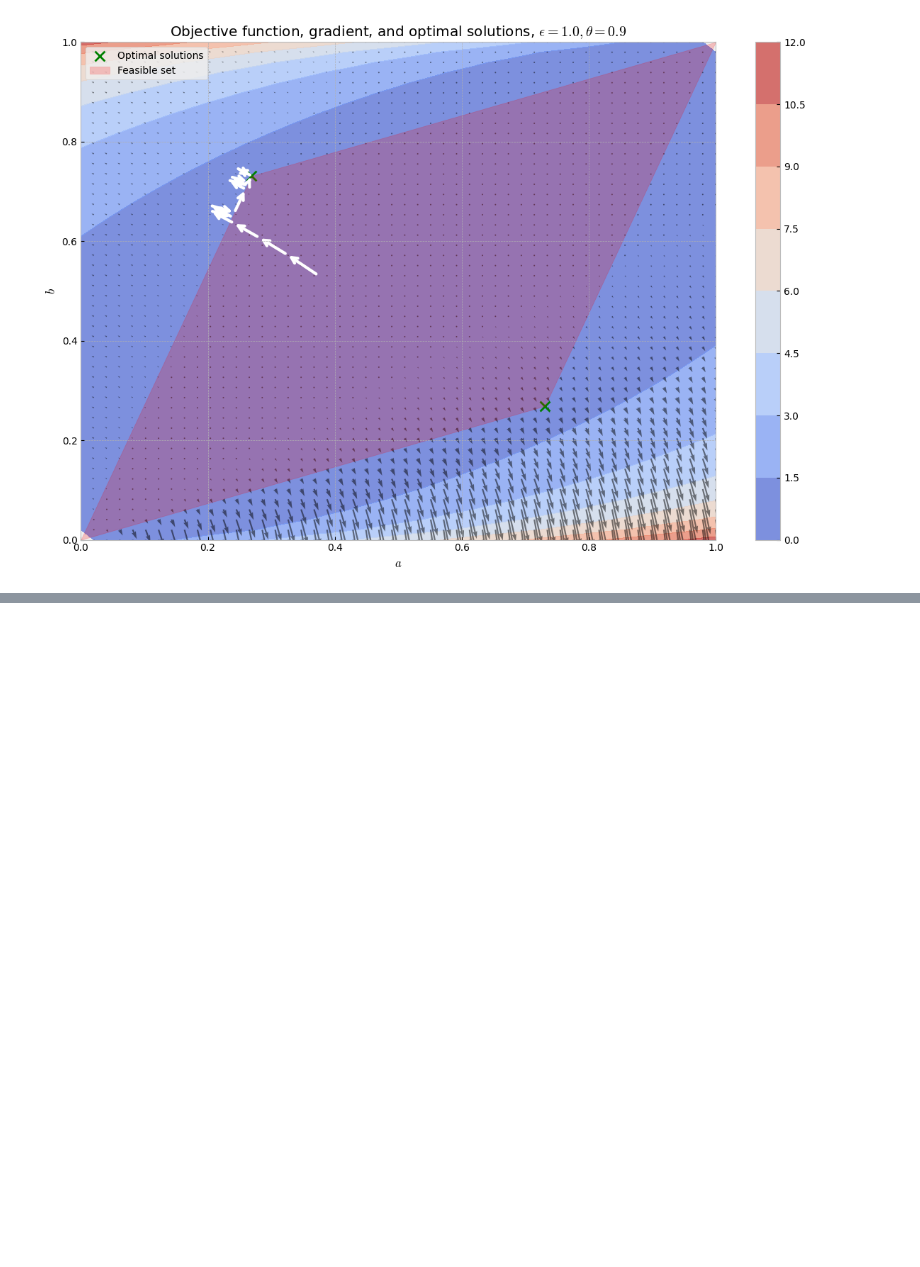
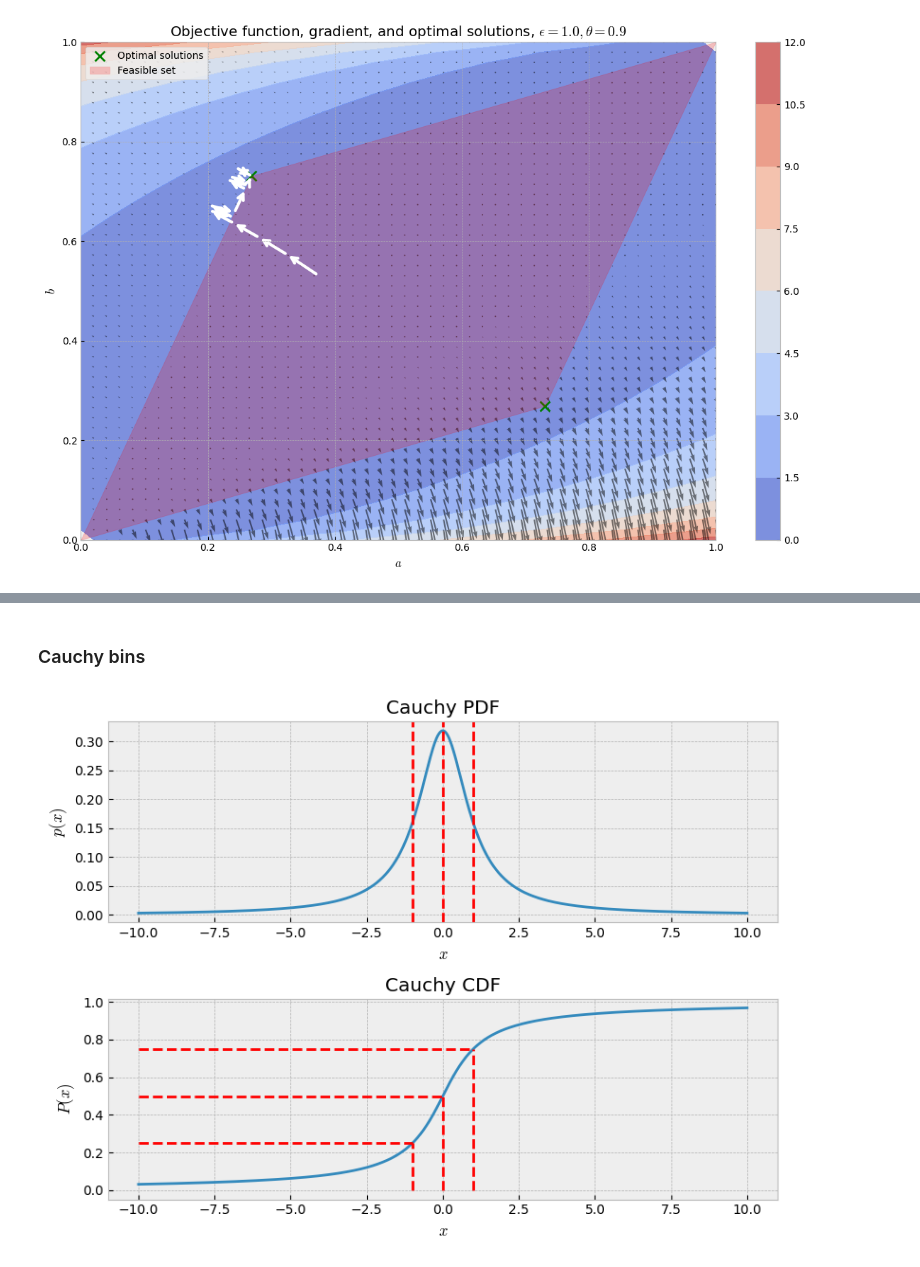
Before and after one commit to MatejVe/locally_efficient_differential_privacy, a Jupyter notebook: thesis_visualization.ipynb, the cells around one changed output, grey strips where cells are left out. Drawn from its saved outputs; the diff is of its cells as text; code cells hidden in the pictures; blank space fills up the shorter version.

```diff
--- a/thesis_visualization.ipynb
+++ b/thesis_visualization.ipynb
@@ -188,0 +264,53 @@ plt.show()
+# %% [markdown]
+### Cauchy bins
+# %%
+import numpy as np
+import matplotlib.pyplot as plt
+import matplotlib
+matplotlib.style.use("bmh")
+
+# Utility functions for the Cauchy distribution
+def cauchy_cumulative(x, theta):
+    return np.arctan(x - theta) / np.pi + 0.5
+
+def cauchy_quantile(p, theta):
+    return np.tan(np.pi * (p - 0.5)) + theta
+
+def cauchy_pdf(x, theta):
+    return 1 / (np.pi * (1 + (x - theta)**2))
+
+k = 4
+theta = 0
+
+bin_endpoints = [cauchy_quantile(i / k, theta) for i in range(k + 1)]
+p_theta = np.array([
+    cauchy_cumulative(bin_endpoints[i + 1], theta) - cauchy_cumulative(bin_endpoints[i], theta)
+    for i in range(k)
+])
+p_theta_dot = np.array([
+    cauchy_pdf(cauchy_quantile((i - 1) / k, theta), theta)
+    - cauchy_pdf(cauchy_quantile(i / k, theta), theta)
+    for i in range(1, k+1)
+])
+
+fig, ax = plt.subplots(figsize=(8, 6), nrows=2)
+
+ax[0].plot(np.linspace(-10, 10, 1000), cauchy_pdf(np.linspace(-10, 10, 1000), theta))
+ax[0].set_title("Cauchy PDF")
+ax[0].set_xlabel("$x$")
+ax[0].set_ylabel("$p(x)$")
+for endpoint in bin_endpoints[1:-1]:
+    ax[0].axvline(endpoint, color="red", linestyle="dashed")
+
+ax[1].plot(np.linspace(-10, 10, 1000), cauchy_cumulative(np.linspace(-10, 10, 1000), theta))
+ax[1].set_title("Cauchy CDF")
+ax[1].set_xlabel("$x$")
+ax[1].set_ylabel("$P(x)$")
+for endpoint in bin_endpoints[1:-1]:
+    ax[1].plot([endpoint, endpoint], [0, cauchy_cumulative(endpoint, theta)], color="red", linestyle="dashed")
+    ax[1].plot([-10, endpoint], [cauchy_cumulative(endpoint, theta), cauchy_cumulative(endpoint, theta)], color="red", linestyle="dashed")
+
+plt.tight_layout()
+plt.show()
+# %% [output]
+[figure, added]
```
Also changed, not shown: parts of 6 cells of this notebook.
